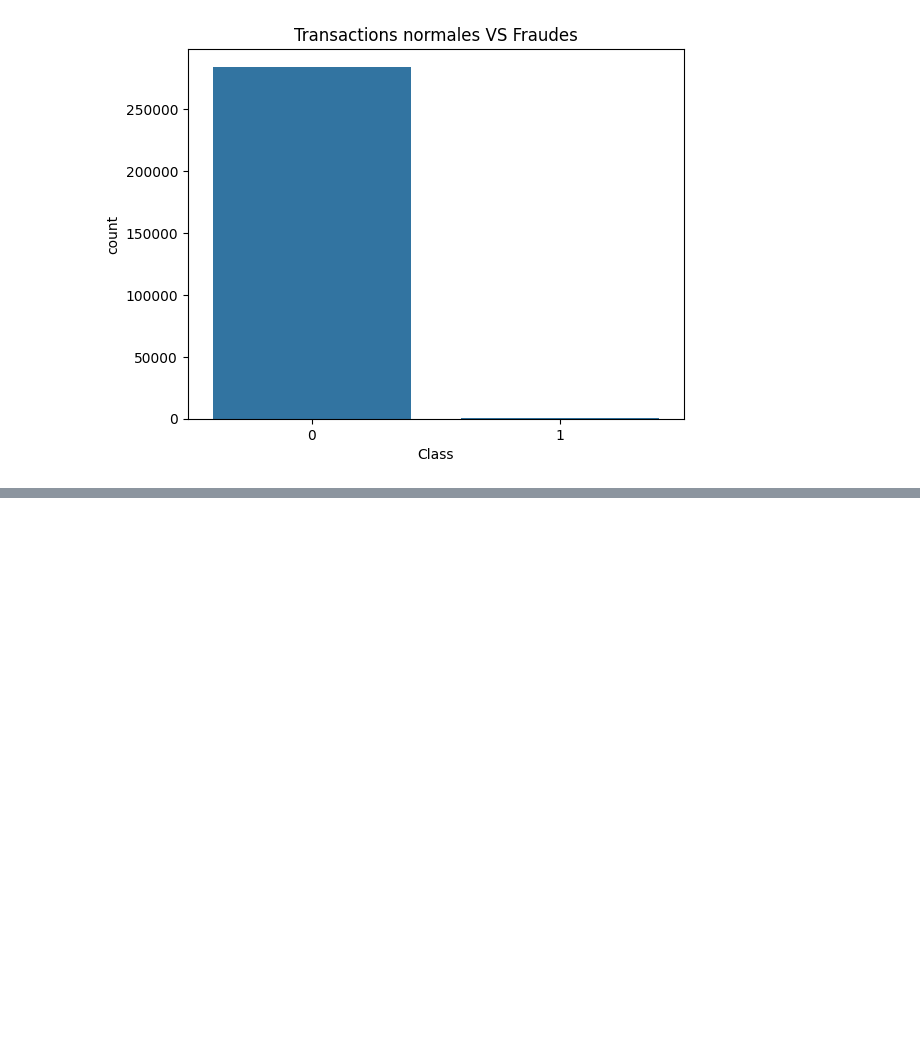
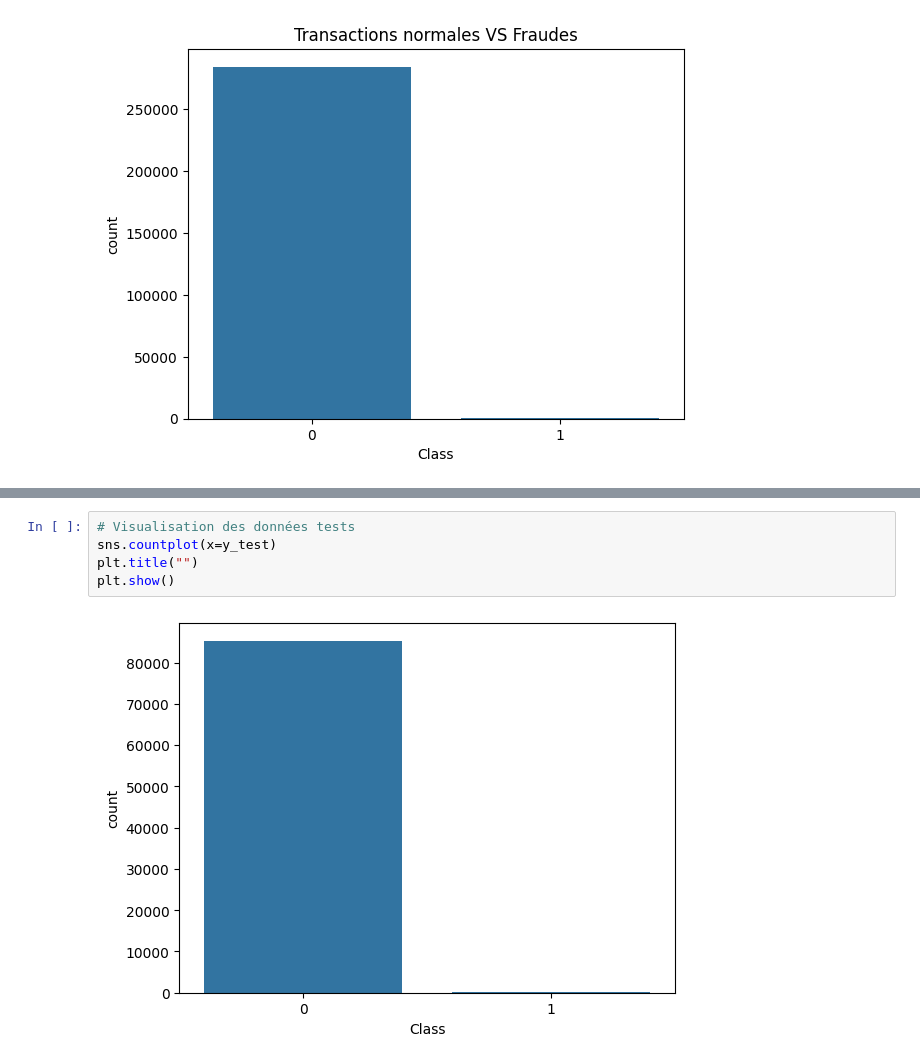
Before and after one commit to ErwinDIDE/real-time-fraud-detection-ai, a Jupyter notebook: notebooks/fraude_eda.ipynb, the cells around one changed output, grey strips where cells are left out. Drawn from its saved outputs; the diff is of its cells as text; blank space fills up the shorter version.

```diff
--- a/notebooks/fraude_eda.ipynb
+++ b/notebooks/fraude_eda.ipynb
@@ -55,0 +76,7 @@ plt.show()
+# %%
+# Visualisation des données tests
+sns.countplot(x=y_test)
+plt.title("")
+plt.show()
+# %% [output]
+[figure, added]
```
Also changed, not shown: parts of 4 cells of this notebook.
